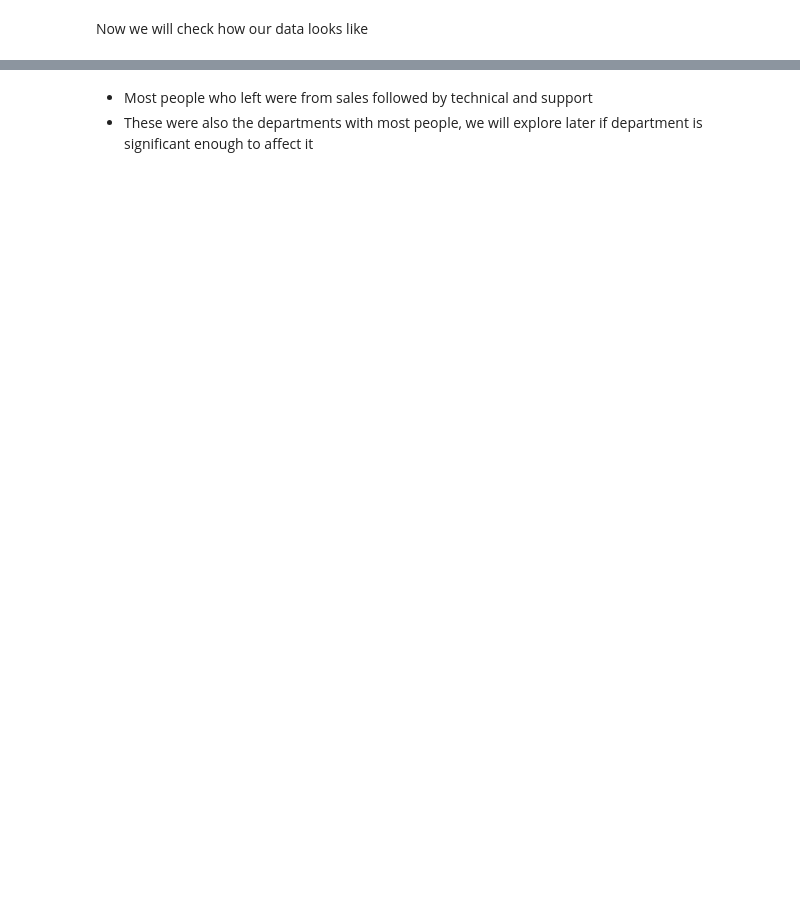
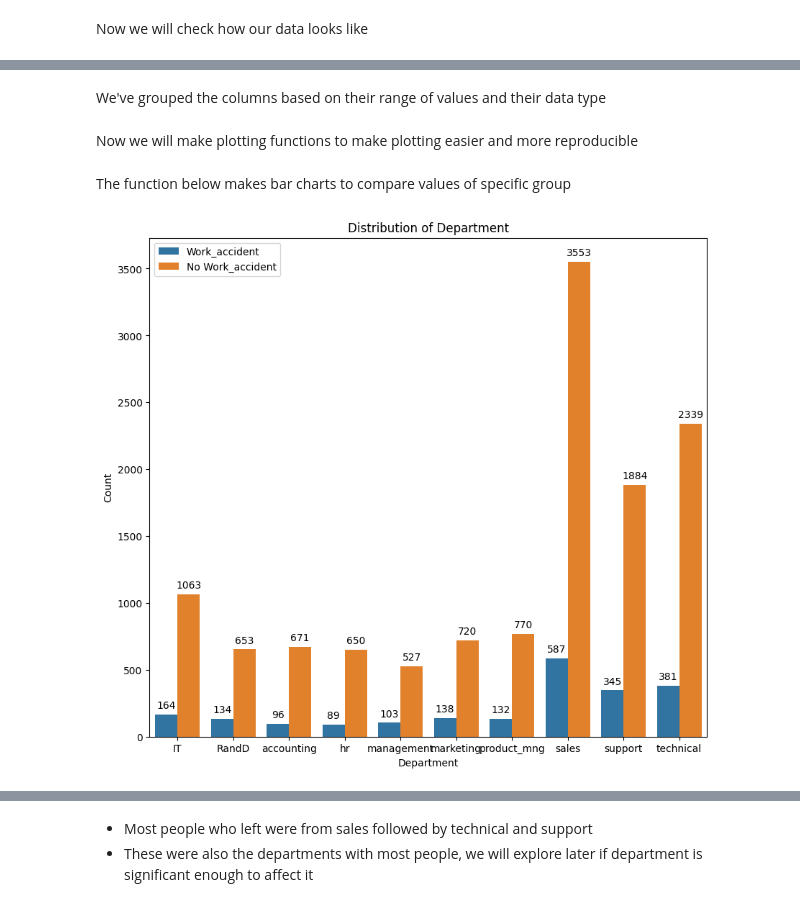
Before and after one commit to DGayer93/HR_Analytics_Project, a Jupyter notebook: hr_analytics.ipynb, the cells around one changed output, grey strips where cells are left out. Drawn from its saved outputs; the diff is of its cells as text; code cells hidden in the pictures; blank space fills up the shorter version.

```diff
--- a/hr_analytics.ipynb
+++ b/hr_analytics.ipynb
@@ -84,21 +119,41 @@ numerical_columns = ['satisfaction_level', 'last_evaluation', 'number_project','
 target_columns = ['left']
+# %% [markdown]
+We've grouped the columns based on their range of values and their data type
+# %% [markdown]
+Now we will make plotting functions to make plotting easier and more reproducible
+# %% [markdown]
+The function below makes bar charts to compare values of specific group
 # %%
-def cat_column_plotter(df,column_name,target_column):
-
+def bar_plotter(df, column_name, target_column):
     value_counts = df.groupby(column_name)[target_column].agg(['count','sum']).reset_index()
     value_counts.columns = [column_name,'Total',target_column]
     negative_column = "No " + target_column
     value_counts[negative_column] = value_counts['Total'] - value_counts[target_column]
 
+    # Melt the DataFrame to have both target_column and negative_column in the same column
+    melted_df = pd.melt(value_counts, id_vars=[column_name], value_vars=[target_column, negative_column],
+                        var_name='Type', value_name='Count')
 
+    # Plot bar chart for each categorical value using Seaborn
+    plt.figure(figsize=(10, 9))
+    ax = sns.barplot(data=melted_df, x=column_name, y='Count', hue='Type')
+    plt.title(f'Distribution of {column_name}')
+    plt.xlabel(column_name.capitalize())
+    plt.ylabel('Count')
+    plt.legend(title=None)
 
+    # Add text labels to the bars
+    for p in ax.patches:
+        if p.get_height() != 0:  # Skip annotating when count is zero
+            ax.annotate(format(p.get_height(), '.0f'),
+                        (p.get_x() + p.get_width() / 2., p.get_height()),
+                        ha='center', va='center',
+                        xytext=(0, 9),
+                        textcoords='offset points')
 
-    # Plot bar chart for each categorical value using Plotly
-    fig = px.bar(value_counts, x=column_name, y=[negative_column,target_column],
-                 title=f'Distribution of {column_name}',
-                 labels={column_name: column_name.capitalize(), 'count': 'Count'})
-
-    fig.show()
+    plt.show()
 # %%
-cat_column_plotter(df,cat_columns[0],binary_columns[0])
+bar_plotter(df,cat_columns[0],binary_columns[0])
+# %% [output]
+[figure, added]
 # %%
```
Also changed, not shown: parts of 33 cells of this notebook.
